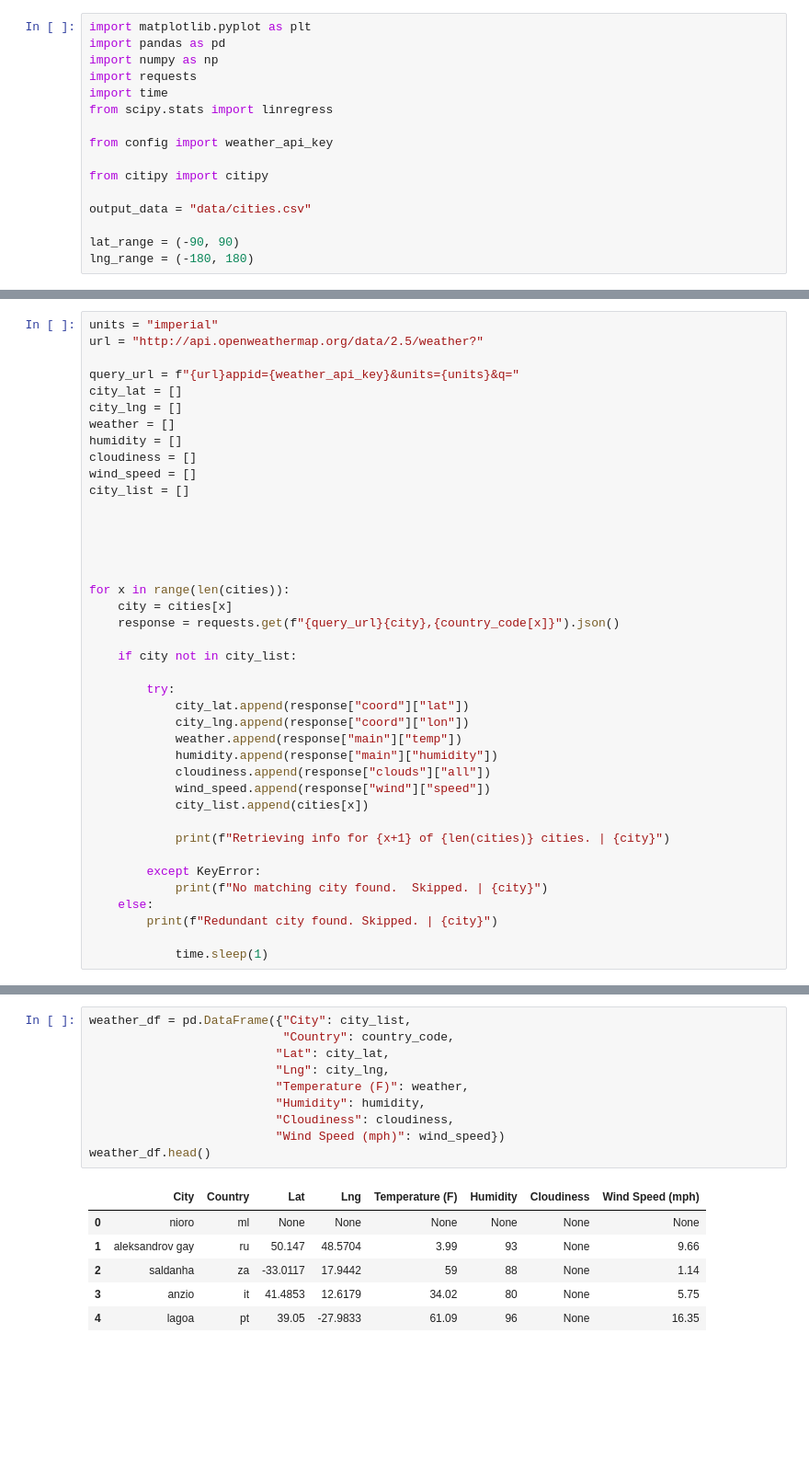
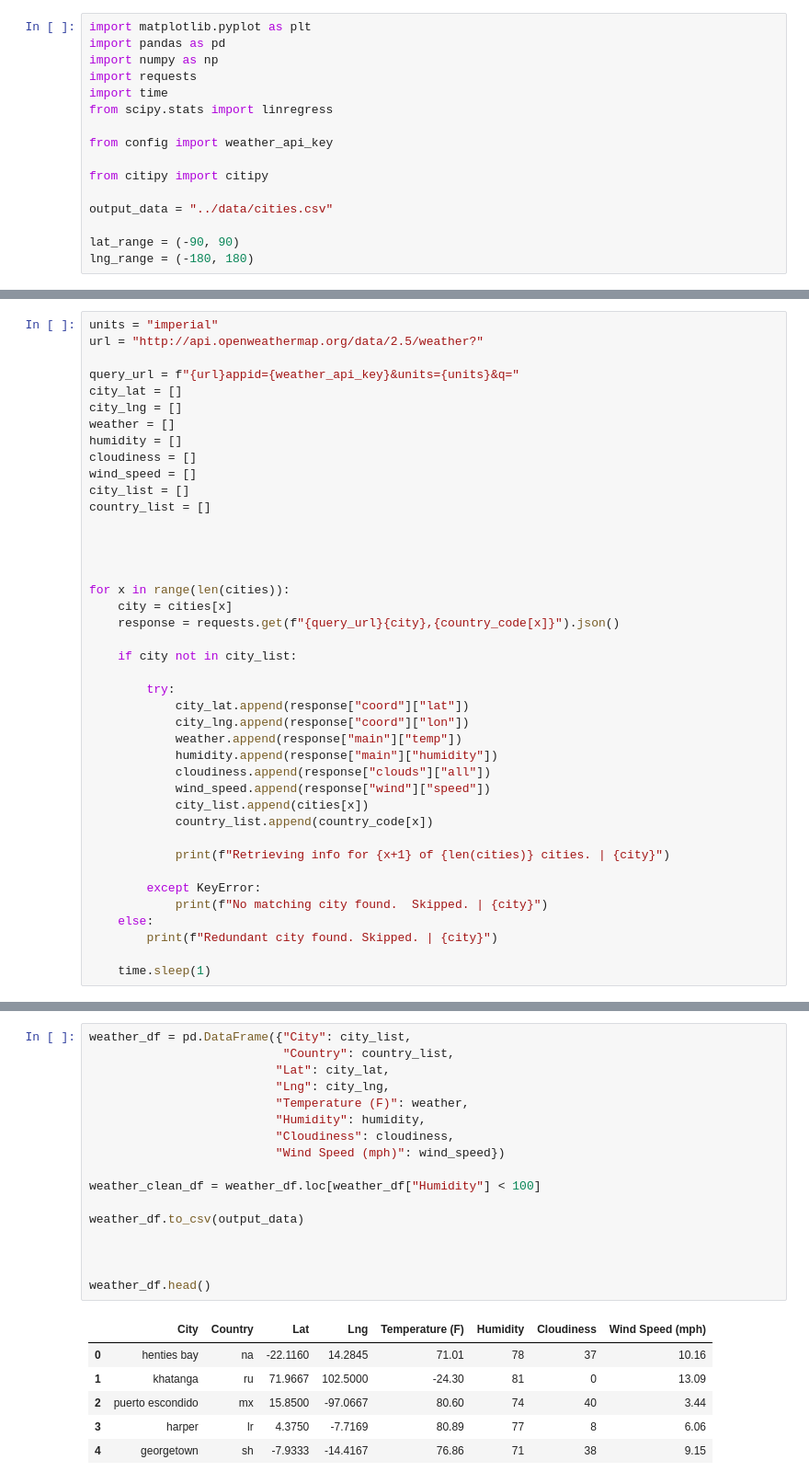
Before and after one commit to emmobley63/Equator-Climate-Vacation, a Jupyter notebook: WeatherPy/WeatherPy.ipynb, the cells around one changed output, grey strips where cells are left out. Shown: that part at 92% size. Drawn from its saved outputs; the diff is of its cells as text; blank space fills up the shorter version.

```diff
--- a/WeatherPy/WeatherPy.ipynb
+++ b/WeatherPy/WeatherPy.ipynb
@@ -10,7 +10,7 @@ from config import weather_api_key
 
 from citipy import citipy
 
-output_data = "data/cities.csv"
+output_data = "../data/cities.csv"
 
 lat_range = (-90, 90)
 lng_range = (-180, 180)
@@ -54,7 +54,7 @@ humidity = []
 cloudiness = []
 wind_speed = []
 city_list = []
-
+country_list = []
 
 
 
@@ -73,6 +73,7 @@ for x in range(len(cities)):
             cloudiness.append(response["clouds"]["all"])
             wind_speed.append(response["wind"]["speed"])
             city_list.append(cities[x])
+            country_list.append(country_code[x])
 
             print(f"Retrieving info for {x+1} of {len(cities)} cities. | {city}")
 
@@ -81,5 +82,5 @@ for x in range(len(cities)):
     else:
         print(f"Redundant city found. Skipped. | {city}")
 
-            time.sleep(1)
+    time.sleep(1)
 # %% [output]
@@ -111,17 +108,24 @@ AttributeError: 'list' object has no attribute 'unique'
 # %%
 weather_df = pd.DataFrame({"City": city_list,
-                           "Country": country_code,
+                           "Country": country_list,
                           "Lat": city_lat,
                           "Lng": city_lng,
                           "Temperature (F)": weather,
                           "Humidity": humidity,
                           "Cloudiness": cloudiness,
                           "Wind Speed (mph)": wind_speed})
+
+weather_clean_df = weather_df.loc[weather_df["Humidity"] < 100]
+
+weather_df.to_csv(output_data)
+
+
+
 weather_df.head()
 # %% [output]
 |  | City | Country | Lat | Lng | Temperature (F) | Humidity | Cloudiness | Wind Speed (mph) |
-| 0 | nioro | ml | None | None | None | None | None | None |
-| 1 | aleksandrov gay | ru | 50.147 | 48.5704 | 3.99 | 93 | None | 9.66 |
-| 2 | saldanha | za | -33.0117 | 17.9442 | 59 | 88 | None | 1.14 |
-| 3 | anzio | it | 41.4853 | 12.6179 | 34.02 | 80 | None | 5.75 |
-| 4 | lagoa | pt | 39.05 | -27.9833 | 61.09 | 96 | None | 16.35 |
+| 0 | henties bay | na | -22.1160 | 14.2845 | 71.01 | 78 | 37 | 10.16 |
+| 1 | khatanga | ru | 71.9667 | 102.5000 | -24.30 | 81 | 0 | 13.09 |
+| 2 | puerto escondido | mx | 15.8500 | -97.0667 | 80.60 | 74 | 40 | 3.44 |
+| 3 | harper | lr | 4.3750 | -7.7169 | 80.89 | 77 | 8 | 6.06 |
+| 4 | georgetown | sh | -7.9333 | -14.4167 | 76.86 | 71 | 38 | 9.15 |
```
Also changed, not shown: parts of 16 cells of this notebook.
